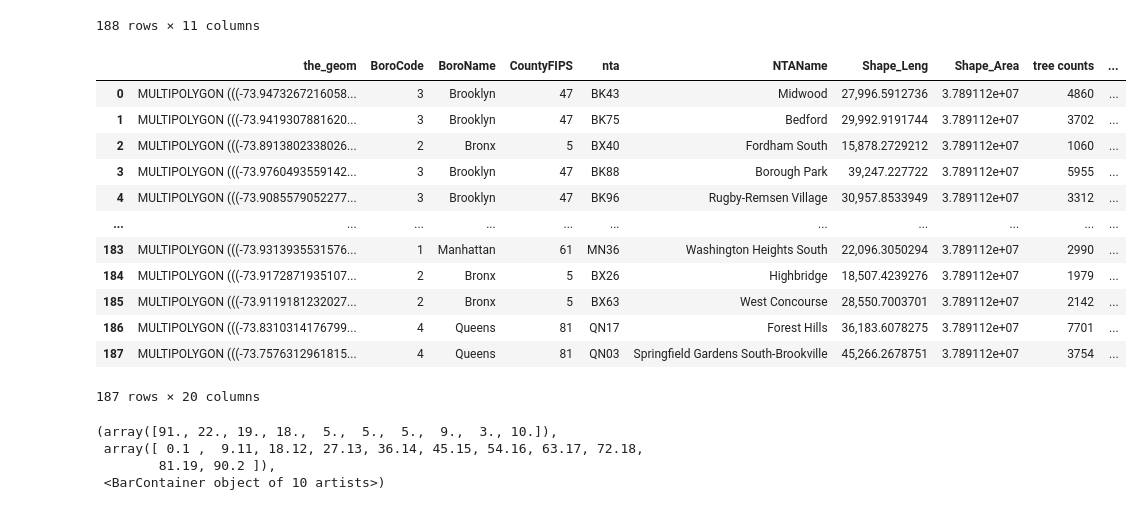
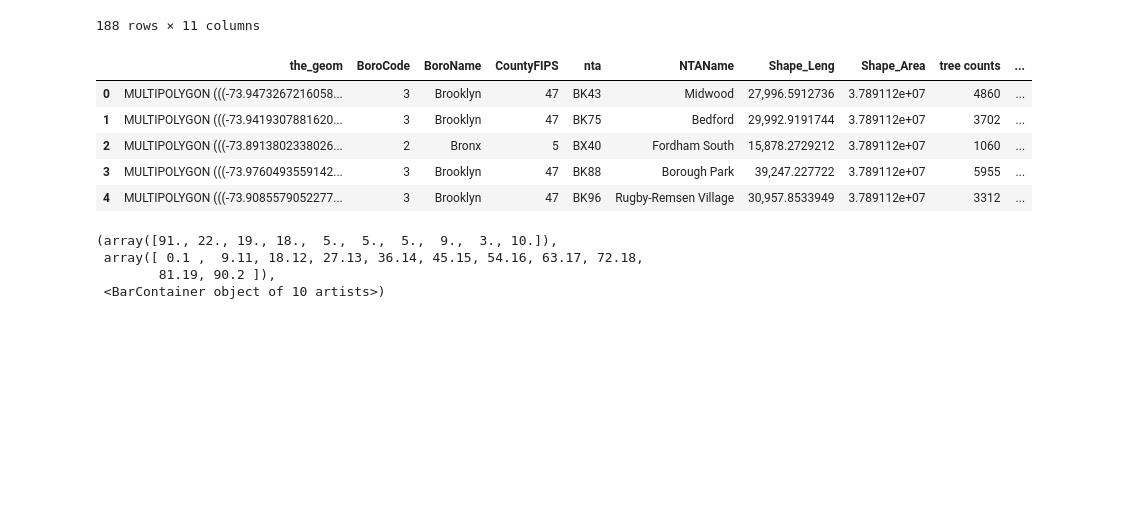
Before and after one commit to chowfi/DSGA-1001-Final-Project, a Jupyter notebook: tree_socio.ipynb, the cells around one changed output. Saved outputs shown, nothing was run; the diff lists cells and outputs as text; code cells hidden in the pictures; blank space fills up the shorter version.

Commit message:
update tree_socio
v2.1

```diff
--- a/tree_socio.ipynb
+++ b/tree_socio.ipynb
@@ -239,21 +241,14 @@ master2
 # %%
 demo_tree_nta = nta_final.merge(master2, on='nta')
 demo_tree_nta = demo_tree_nta.dropna()
-demo_tree_nta
+demo_tree_nta.head()
 # %% [output]
 |  | the_geom | BoroCode | BoroName | CountyFIPS | nta | NTAName | Shape_Leng | Shape_Area | tree counts | ... |
 | 0 | MULTIPOLYGON (((-73.9473267216058... | 3 | Brooklyn | 47 | BK43 | Midwood | 27,996.5912736 | 3.789112e+07 | 4860 | ... |
 | 1 | MULTIPOLYGON (((-73.9419307881620... | 3 | Brooklyn | 47 | BK75 | Bedford | 29,992.9191744 | 3.789112e+07 | 3702 | ... |
 | 2 | MULTIPOLYGON (((-73.8913802338026... | 2 | Bronx | 5 | BX40 | Fordham South | 15,878.2729212 | 3.789112e+07 | 1060 | ... |
 | 3 | MULTIPOLYGON (((-73.9760493559142... | 3 | Brooklyn | 47 | BK88 | Borough Park | 39,247.227722 | 3.789112e+07 | 5955 | ... |
 | 4 | MULTIPOLYGON (((-73.9085579052277... | 3 | Brooklyn | 47 | BK96 | Rugby-Remsen Village | 30,957.8533949 | 3.789112e+07 | 3312 | ... |
-| ... | ... | ... | ... | ... | ... | ... | ... | ... | ... | ... |
-| 183 | MULTIPOLYGON (((-73.9313935531576... | 1 | Manhattan | 61 | MN36 | Washington Heights South | 22,096.3050294 | 3.789112e+07 | 2990 | ... |
-| 184 | MULTIPOLYGON (((-73.9172871935107... | 2 | Bronx | 5 | BX26 | Highbridge | 18,507.4239276 | 3.789112e+07 | 1979 | ... |
-| 185 | MULTIPOLYGON (((-73.9119181232027... | 2 | Bronx | 5 | BX63 | West Concourse | 28,550.7003701 | 3.789112e+07 | 2142 | ... |
-| 186 | MULTIPOLYGON (((-73.8310314176799... | 4 | Queens | 81 | QN17 | Forest Hills | 36,183.6078275 | 3.789112e+07 | 7701 | ... |
-| 187 | MULTIPOLYGON (((-73.7576312961815... | 4 | Queens | 81 | QN03 | Springfield Gardens South-Brookville | 45,266.2678751 | 3.789112e+07 | 3754 | ... |
-187 rows × 20 columns
 # %%
 plt.hist(demo_tree_nta['Percent Black/African American'])
 # %% [output]
```
Also changed, not shown: parts of 17 cells of this notebook.
